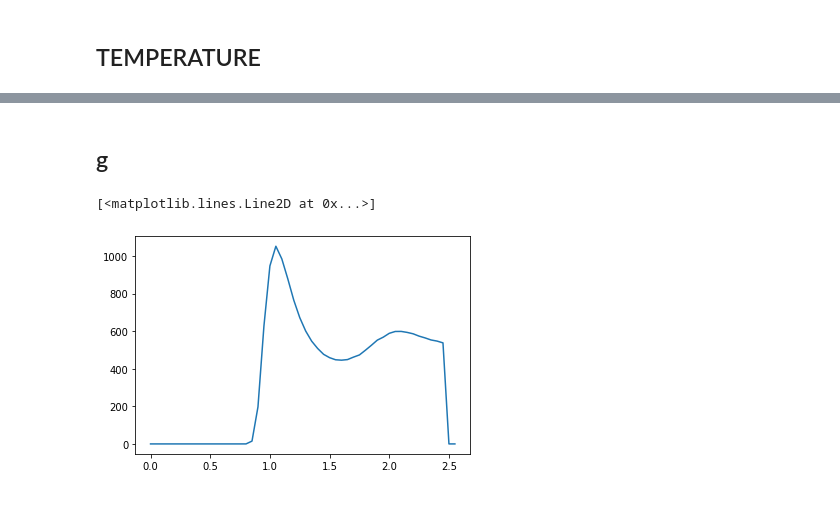
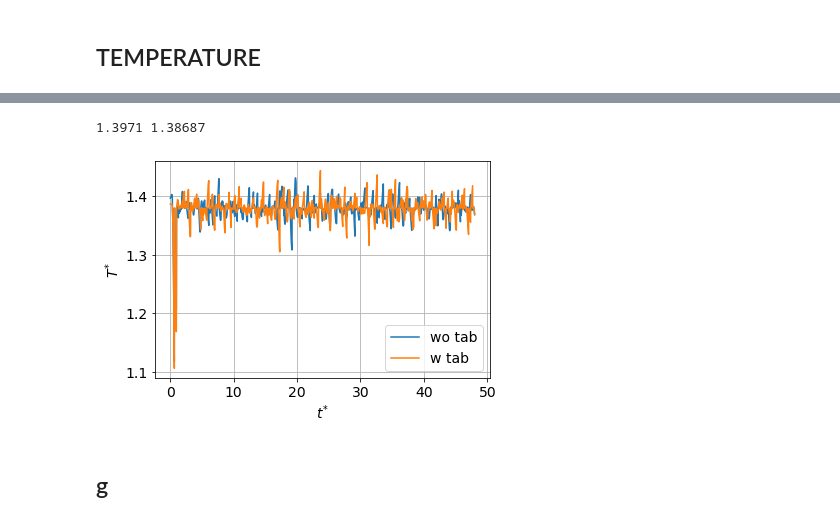
Before and after one commit to larstors/MCP, a Jupyter notebook: proj3/plot.ipynb, the cells around one changed output, grey strips where cells are left out. Saved outputs shown, nothing was run; the diff lists cells and outputs as text; code cells hidden in the pictures.

```diff
--- a/proj3/plot.ipynb
+++ b/proj3/plot.ipynb
@@ -128,11 +233,19 @@ print(temp[0, 1], temp_tab[0, 1])
+# %%
+temp = np.genfromtxt("temp_d.txt", delimiter=" ")
+temp_tab = np.genfromtxt("temp_table_16_d.txt", delimiter=" ")
+
+fig = plt.figure()
+plt.plot(temp[:, 0], temp[:, 1], label="wo tab")
+plt.plot(temp_tab[:, 0], temp_tab[:, 1], label="w tab")
+plt.xlabel(r"$t^{*}$")
+plt.ylabel(r"$T^{*}$")
+plt.legend()
+plt.grid()
+plt.savefig("Temp_evolution_d.pdf", dpi=200)
+
+print(temp[0, 1], temp_tab[0, 1])
+# %% [output]
+1.3971 1.38687
+[figure, added]
 # %% [markdown]
 ## g
-# %%
-hi = np.genfromtxt("histogram.txt")
-
-dx = np.arange(0, 2.5+0.1, 0.05)
-
-plt.plot(dx, hi)
-# %% [output]
-[<matplotlib.lines.Line2D at 0x...>]
-[figure, removed]
```
Also changed, not shown: parts of 7 cells of this notebook, 7 other files.
